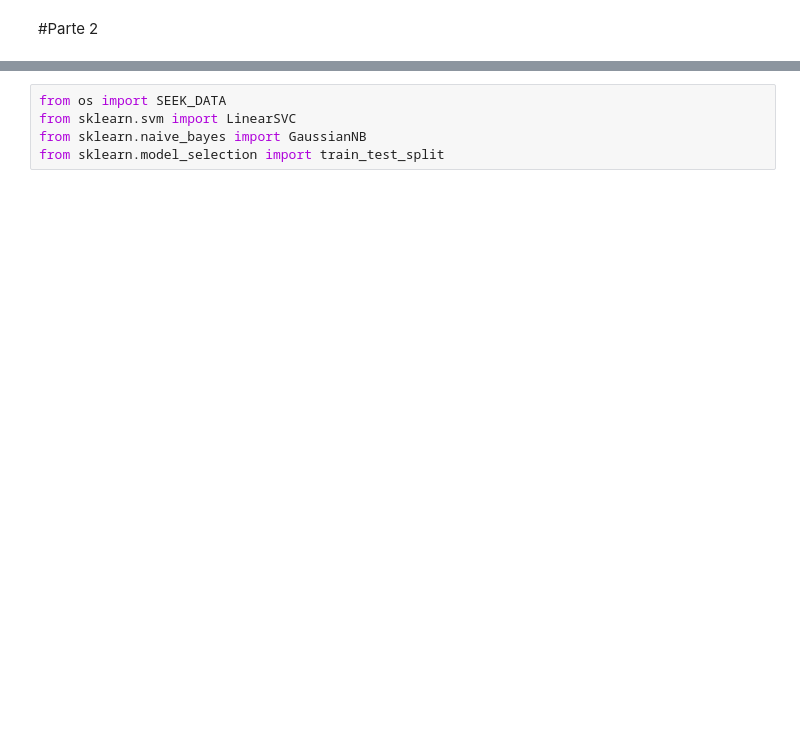
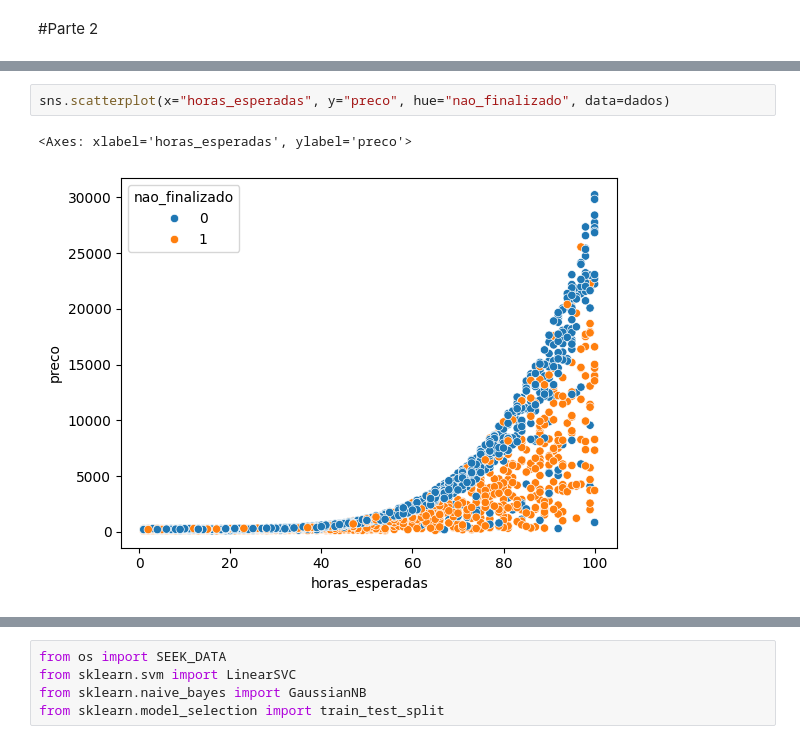
Before and after one commit to ocarane/ml_finished_projects, a Jupyter notebook: Finaliza_site_(pt2).ipynb, the cells around one changed output, grey strips where cells are left out. Cells and saved outputs as stored; diff of their text form; blank space fills up the shorter version.

```diff
--- a/Finaliza_site_(pt2).ipynb
+++ b/Finaliza_site_(pt2).ipynb
@@ -46,0 +50,5 @@ dados = dados.rename(columns=mapa)
+# %%
+sns.scatterplot(x="horas_esperadas", y="preco", hue="nao_finalizado", data=dados)
+# %% [output]
+<Axes: xlabel='horas_esperadas', ylabel='preco'>
+[figure, added]
```
Also changed, not shown: parts of 26 cells of this notebook.
